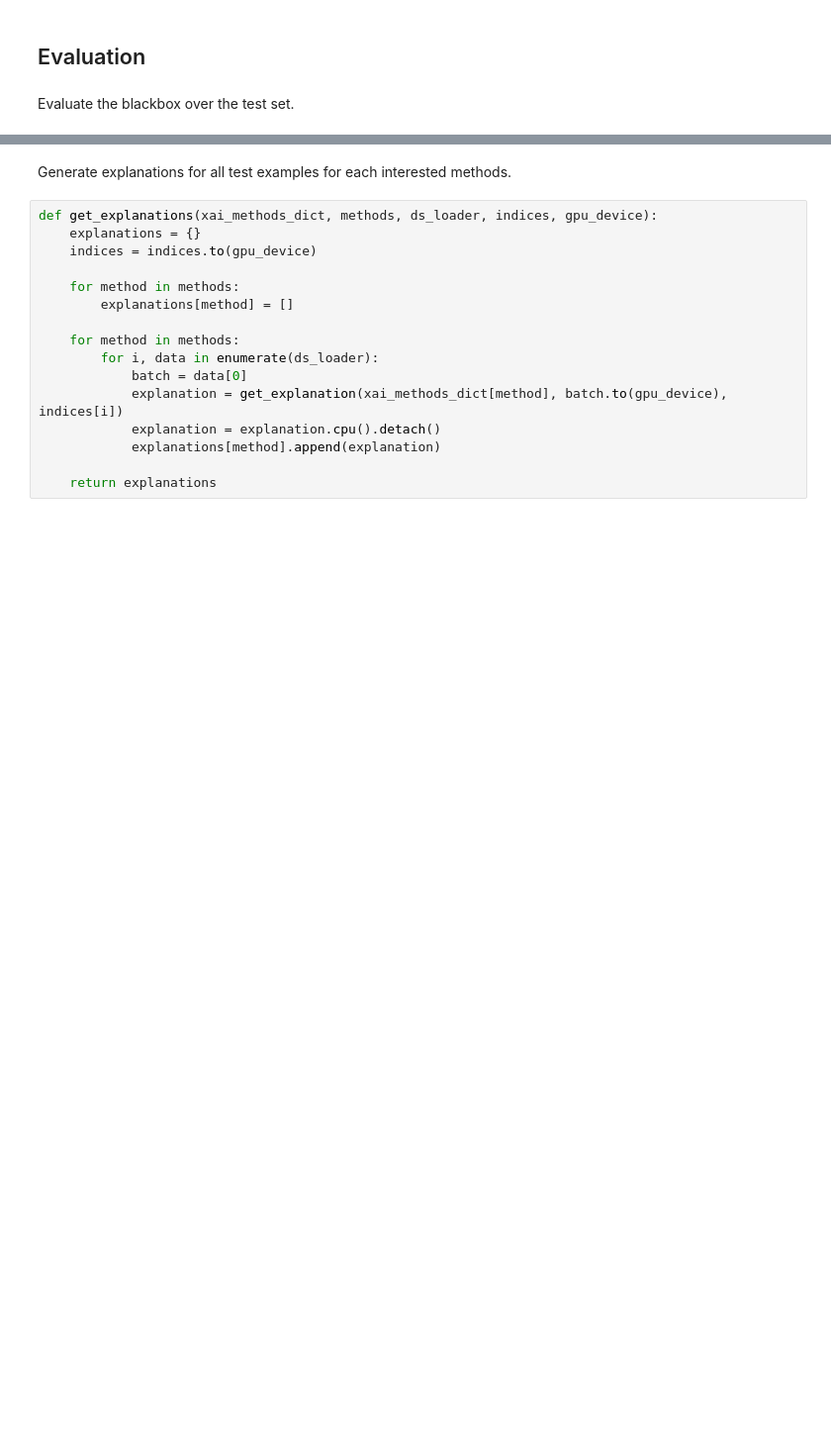
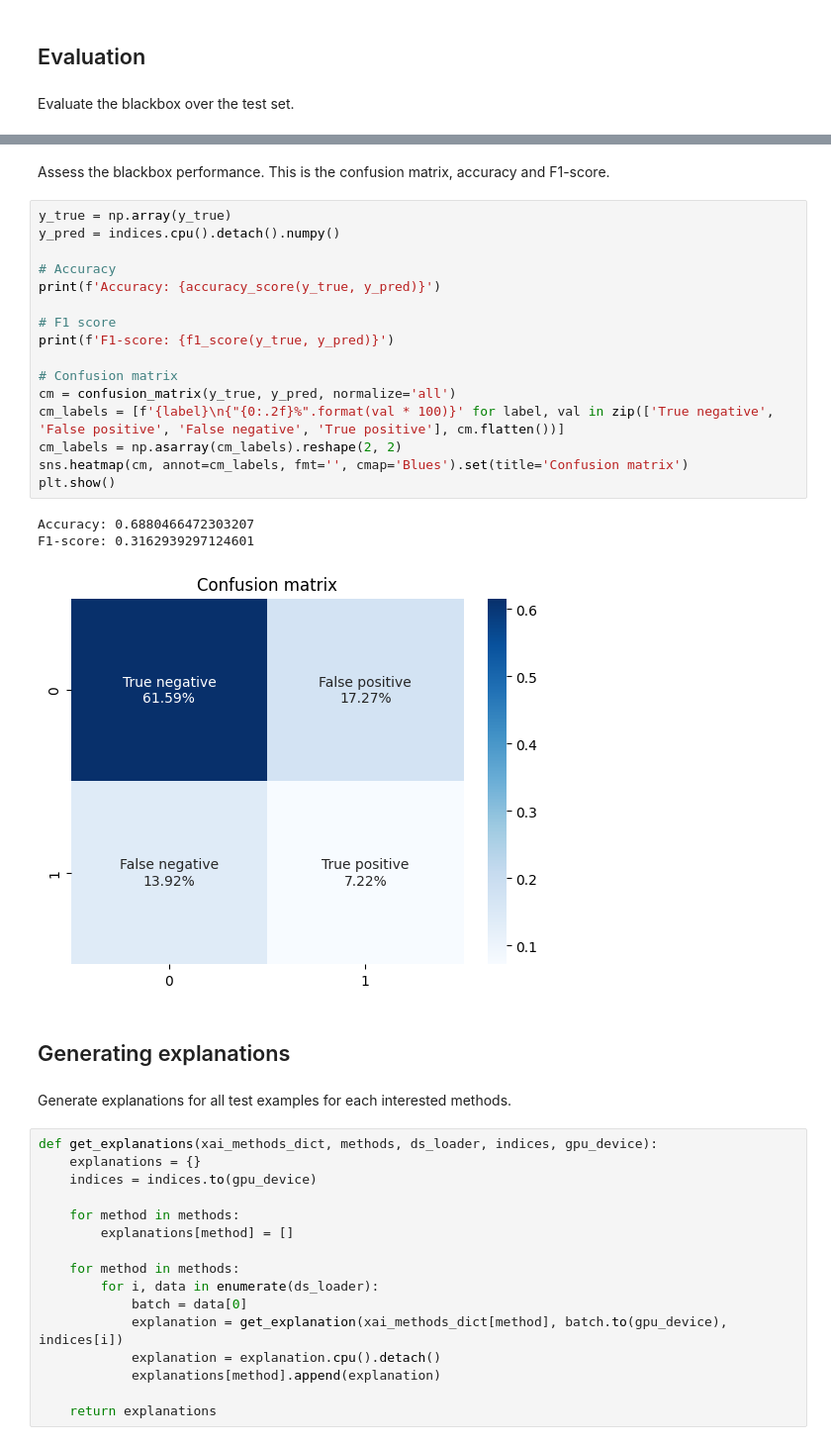
Before and after one commit to mdnam2410/thesis, a Jupyter notebook: XAI_Research.ipynb, the cells around one changed output, grey strips where cells are left out. Shown at 99% size. Drawn from its saved outputs; the diff is of its cells as text; blank space fills up the shorter version.

Commit message:
feat: Add black box analysis and correct some metrics

```diff
--- a/XAI_Research.ipynb
+++ b/XAI_Research.ipynb
@@ -693,3 +723,27 @@ indices = torch.concat(indices)
+# %% [markdown]
+Assess the blackbox performance. This is the confusion matrix, accuracy and F1-score.
+# %%
+y_true = np.array(y_true)
+y_pred = indices.cpu().detach().numpy()
+
+# Accuracy
+print(f'Accuracy: {accuracy_score(y_true, y_pred)}')
+
+# F1 score
+print(f'F1-score: {f1_score(y_true, y_pred)}')
+
+# Confusion matrix
+cm = confusion_matrix(y_true, y_pred, normalize='all')
+cm_labels = [f'{label}\n{"{0:.2f}%".format(val * 100)}' for label, val in zip(['True negative', 'False positive', 'False negative', 'True positive'], cm.flatten())]
+cm_labels = np.asarray(cm_labels).reshape(2, 2)
+sns.heatmap(cm, annot=cm_labels, fmt='', cmap='Blues').set(title='Confusion matrix')
+plt.show()
+# %% [output]
+Accuracy: 0.6880466472303207
+F1-score: 0.3162939297124601
+[figure, added]
+# %% [markdown]
+## Generating explanations
 # %% [markdown]
 Generate explanations for all test examples for each interested methods.
 # %%
```
Also changed, not shown: parts of 18 cells of this notebook.
